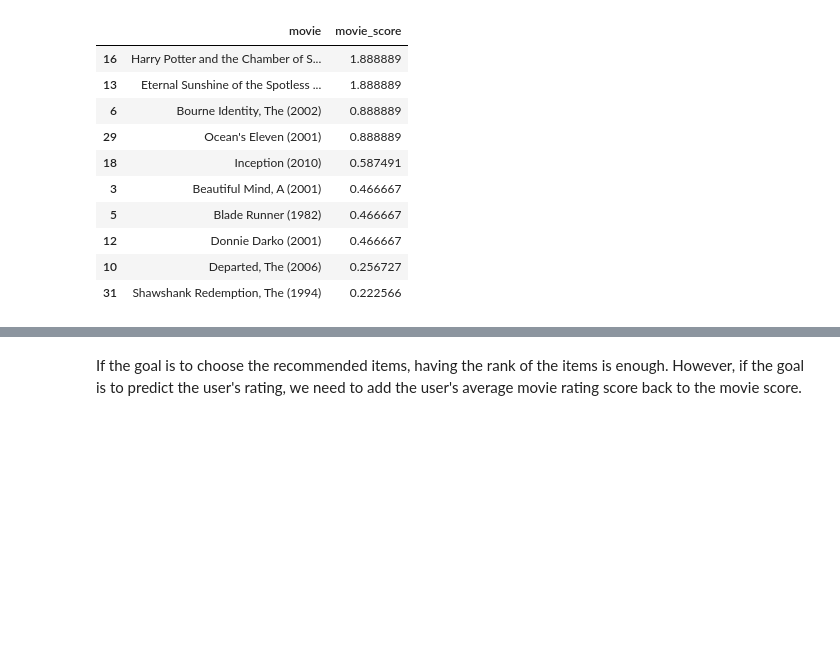
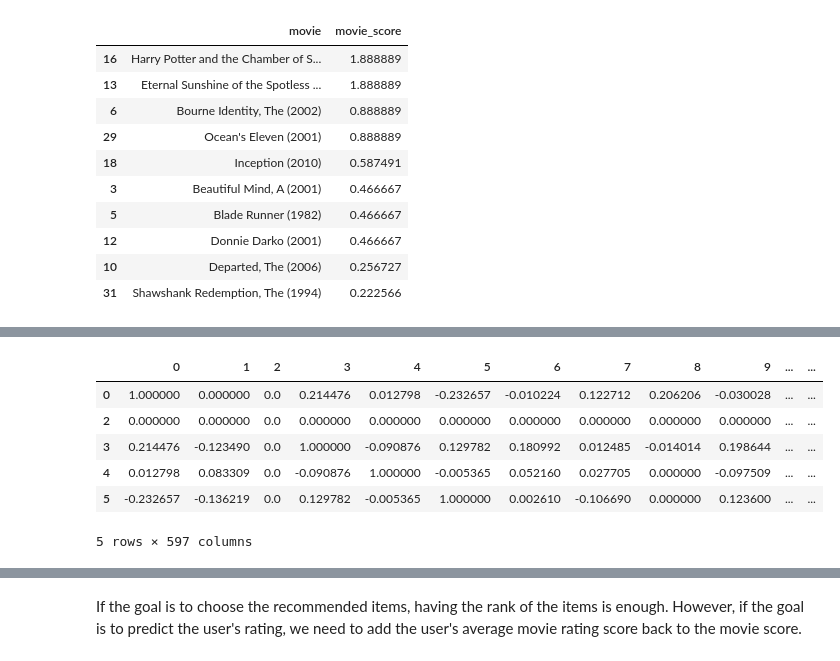
Before and after one commit to dev02chandan/recommendation-systems, a Jupyter notebook: User_User_Based_Collaborative_Filtering.ipynb, the cells around one changed output, grey strips where cells are left out. Saved outputs shown, nothing was run; the diff lists cells and outputs as text; code cells hidden in the pictures; blank space fills up the shorter version.

```diff
--- a/User_User_Based_Collaborative_Filtering.ipynb
+++ b/User_User_Based_Collaborative_Filtering.ipynb
@@ -585,0 +660,17 @@ ranked_item_score.head(m)
+# %%
+# Pick a user ID
+picked_userid = 1
+
+# Remove picked user ID from the candidate list
+user_similarity.drop(index=picked_userid, inplace=True)
+
+# Take a look at the data
+user_similarity.head()
+# %% [output]
+|  | 0 | 1 | 2 | 3 | 4 | 5 | 6 | 7 | 8 | 9 | ... | ... |
+| 0 | 1.000000 | 0.000000 | 0.0 | 0.214476 | 0.012798 | -0.232657 | -0.010224 | 0.122712 | 0.206206 | -0.030028 | ... | ... |
+| 2 | 0.000000 | 0.000000 | 0.0 | 0.000000 | 0.000000 | 0.000000 | 0.000000 | 0.000000 | 0.000000 | 0.000000 | ... | ... |
+| 3 | 0.214476 | -0.123490 | 0.0 | 1.000000 | -0.090876 | 0.129782 | 0.180992 | 0.012485 | -0.014014 | 0.198644 | ... | ... |
+| 4 | 0.012798 | 0.083309 | 0.0 | -0.090876 | 1.000000 | -0.005365 | 0.052160 | 0.027705 | 0.000000 | -0.097509 | ... | ... |
+| 5 | -0.232657 | -0.136219 | 0.0 | 0.129782 | -0.005365 | 1.000000 | 0.002610 | -0.106690 | 0.000000 | 0.123600 | ... | ... |
+5 rows × 597 columns
```
Also changed, not shown: parts of 31 cells of this notebook.
